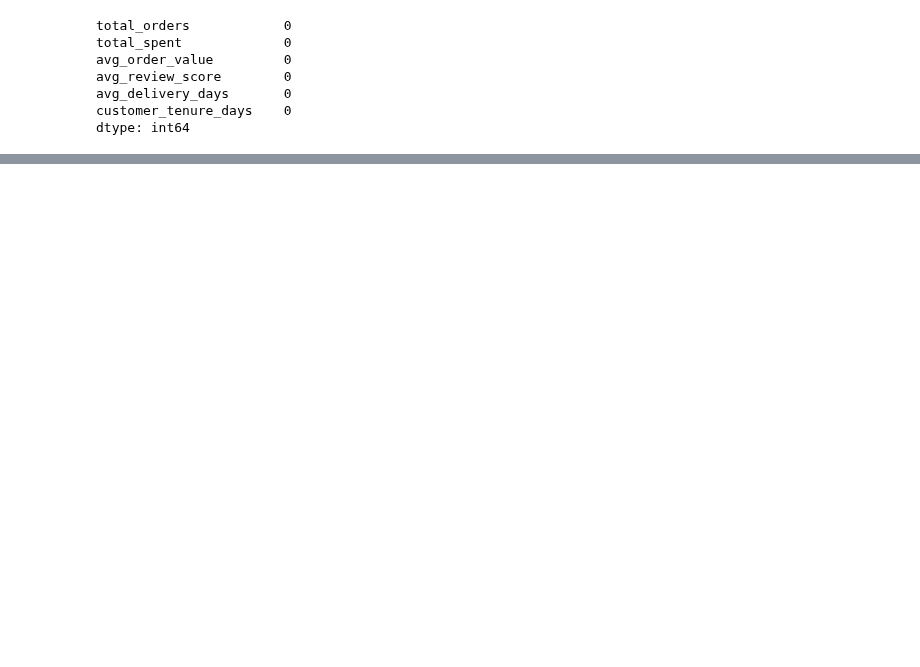
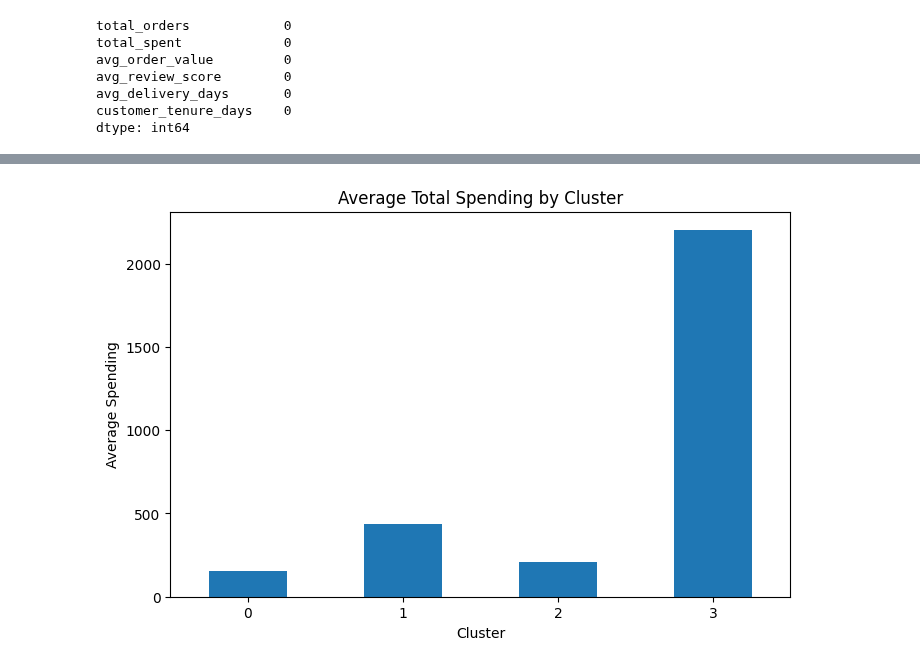
Before and after one commit to rohithjavvadi/retail-sales-analytics, a Jupyter notebook: notebooks/09_customer_segmentation.ipynb, the cells around one changed output, grey strips where cells are left out. Cells and saved outputs as stored; diff of their text form; code cells hidden in the pictures; blank space fills up the shorter version.

```diff
--- a/notebooks/09_customer_segmentation.ipynb
+++ b/notebooks/09_customer_segmentation.ipynb
@@ -365,0 +366,2 @@ evaluation.sort_values(
+# %%
+optimal_k = 4
@@ -365,0 +462,18 @@ evaluation.sort_values(
+# %%
+cluster_profile = (
+    customer_features
+    .groupby("cluster")[
+        [
+            "total_orders",
+            "total_spent",
+            "avg_order_value",
+            "avg_review_score",
+            "avg_delivery_days",
+            "customer_tenure_days"
+        ]
+    ]
+    .mean()
+    .round(2)
+)
+
+cluster_profile
@@ -365,0 +487,11 @@ evaluation.sort_values(
+# %%
+cluster_size = (
+    customer_features
+    .groupby("cluster")
+    .size()
+    .rename("customer_count")
+)
+
+cluster_profile = cluster_profile.join(cluster_size)
+
+cluster_profile
@@ -365,0 +505,16 @@ evaluation.sort_values(
+# %%
+import matplotlib.pyplot as plt
+
+cluster_profile["total_spent"].plot(
+    kind="bar",
+    figsize=(8,5)
+)
+
+plt.title("Average Total Spending by Cluster")
+plt.ylabel("Average Spending")
+plt.xlabel("Cluster")
+plt.xticks(rotation=0)
+
+plt.show()
+# %% [output]
+[figure, added]
```
Also changed, not shown: parts of 39 cells of this notebook.
